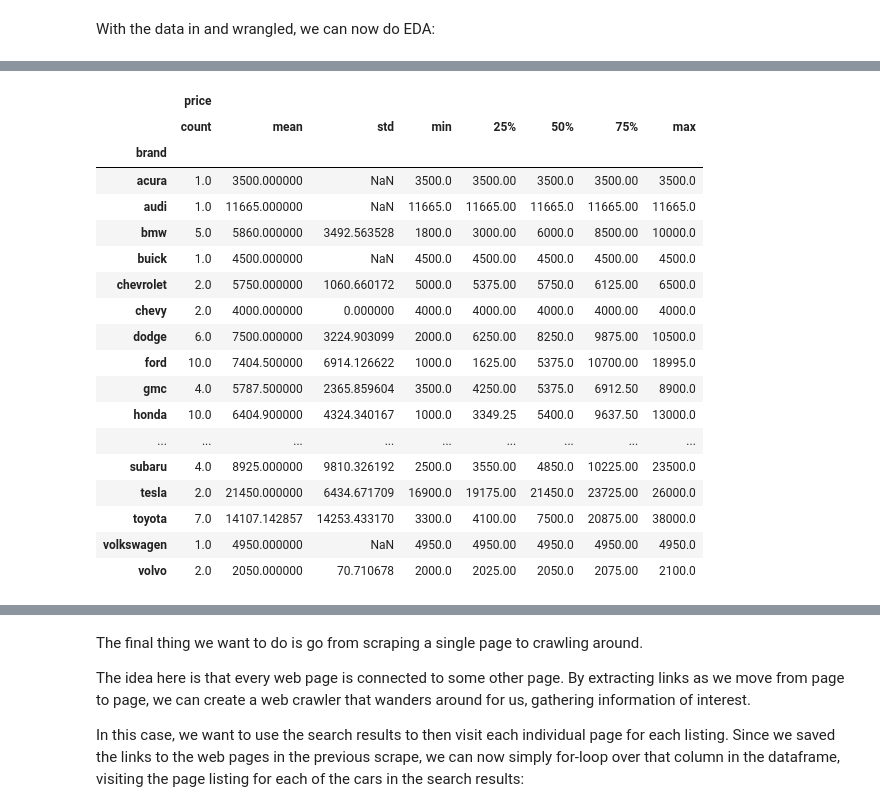
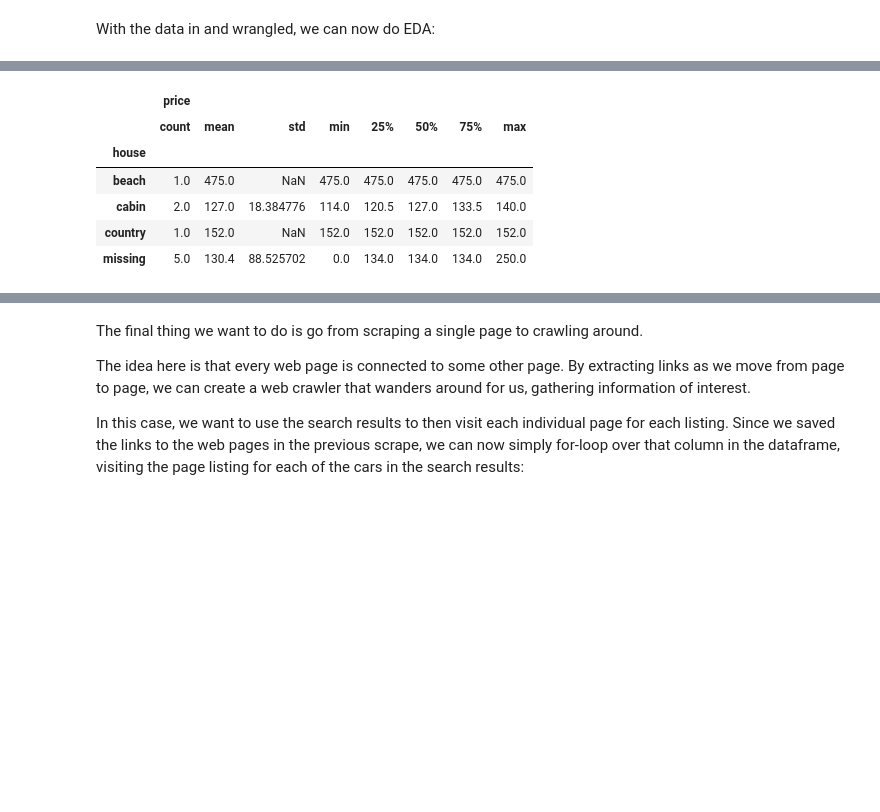
Before and after one commit to marisagua/labs, a Jupyter notebook: 02_scraping/lab_notebook.ipynb, the cells around one changed output, grey strips where cells are left out. Cells and saved outputs as stored; diff of their text form; code cells hidden in the pictures; blank space fills up the shorter version.

```diff
--- a/02_scraping/lab_notebook.ipynb
+++ b/02_scraping/lab_notebook.ipynb
@@ -191,23 +157,14 @@ Name: age, dtype: float64
+# %%
+# Price by house type:
+df.loc[:,['price','house']].groupby('house').describe()
+# %% [output]
+|  | price |  |  |  |  |  |  |  |
+|  | count | mean | std | min | 25% | 50% | 75% | max |
+| house |  |  |  |  |  |  |  |  |
+| beach | 1.0 | 475.0 | NaN | 475.0 | 475.0 | 475.0 | 475.0 | 475.0 |
+| cabin | 2.0 | 127.0 | 18.384776 | 114.0 | 120.5 | 127.0 | 133.5 | 140.0 |
+| country | 1.0 | 152.0 | NaN | 152.0 | 152.0 | 152.0 | 152.0 | 152.0 |
+| missing | 5.0 | 130.4 | 88.525702 | 0.0 | 134.0 | 134.0 | 134.0 | 250.0 |
 # %%
-# Price by brand:
-df.loc[:,['price','brand']].groupby('brand').describe()
+# Price by location:
+df.loc[:,['price','location']].groupby('location').describe()
-# %% [output]
-|  | price |  |  |  |  |  |  |  |
-|  | count | mean | std | min | 25% | 50% | 75% | max |
-| brand |  |  |  |  |  |  |  |  |
-| acura | 1.0 | 3500.000000 | NaN | 3500.0 | 3500.00 | 3500.0 | 3500.00 | 3500.0 |
-| audi | 1.0 | 11665.000000 | NaN | 11665.0 | 11665.00 | 11665.0 | 11665.00 | 11665.0 |
-| bmw | 5.0 | 5860.000000 | 3492.563528 | 1800.0 | 3000.00 | 6000.0 | 8500.00 | 10000.0 |
-| buick | 1.0 | 4500.000000 | NaN | 4500.0 | 4500.00 | 4500.0 | 4500.00 | 4500.0 |
-| chevrolet | 2.0 | 5750.000000 | 1060.660172 | 5000.0 | 5375.00 | 5750.0 | 6125.00 | 6500.0 |
-| chevy | 2.0 | 4000.000000 | 0.000000 | 4000.0 | 4000.00 | 4000.0 | 4000.00 | 4000.0 |
-| dodge | 6.0 | 7500.000000 | 3224.903099 | 2000.0 | 6250.00 | 8250.0 | 9875.00 | 10500.0 |
-| ford | 10.0 | 7404.500000 | 6914.126622 | 1000.0 | 1625.00 | 5375.0 | 10700.00 | 18995.0 |
-| gmc | 4.0 | 5787.500000 | 2365.859604 | 3500.0 | 4250.00 | 5375.0 | 6912.50 | 8900.0 |
-| honda | 10.0 | 6404.900000 | 4324.340167 | 1000.0 | 3349.25 | 5400.0 | 9637.50 | 13000.0 |
-| ... | ... | ... | ... | ... | ... | ... | ... | ... |
-| subaru | 4.0 | 8925.000000 | 9810.326192 | 2500.0 | 3550.00 | 4850.0 | 10225.00 | 23500.0 |
-| tesla | 2.0 | 21450.000000 | 6434.671709 | 16900.0 | 19175.00 | 21450.0 | 23725.00 | 26000.0 |
-| toyota | 7.0 | 14107.142857 | 14253.433170 | 3300.0 | 4100.00 | 7500.0 | 20875.00 | 38000.0 |
-| volkswagen | 1.0 | 4950.000000 | NaN | 4950.0 | 4950.00 | 4950.0 | 4950.00 | 4950.0 |
-| volvo | 2.0 | 2050.000000 | 70.710678 | 2000.0 | 2025.00 | 2050.0 | 2075.00 | 2100.0 |
```
Also changed, not shown: parts of 21 cells of this notebook.
